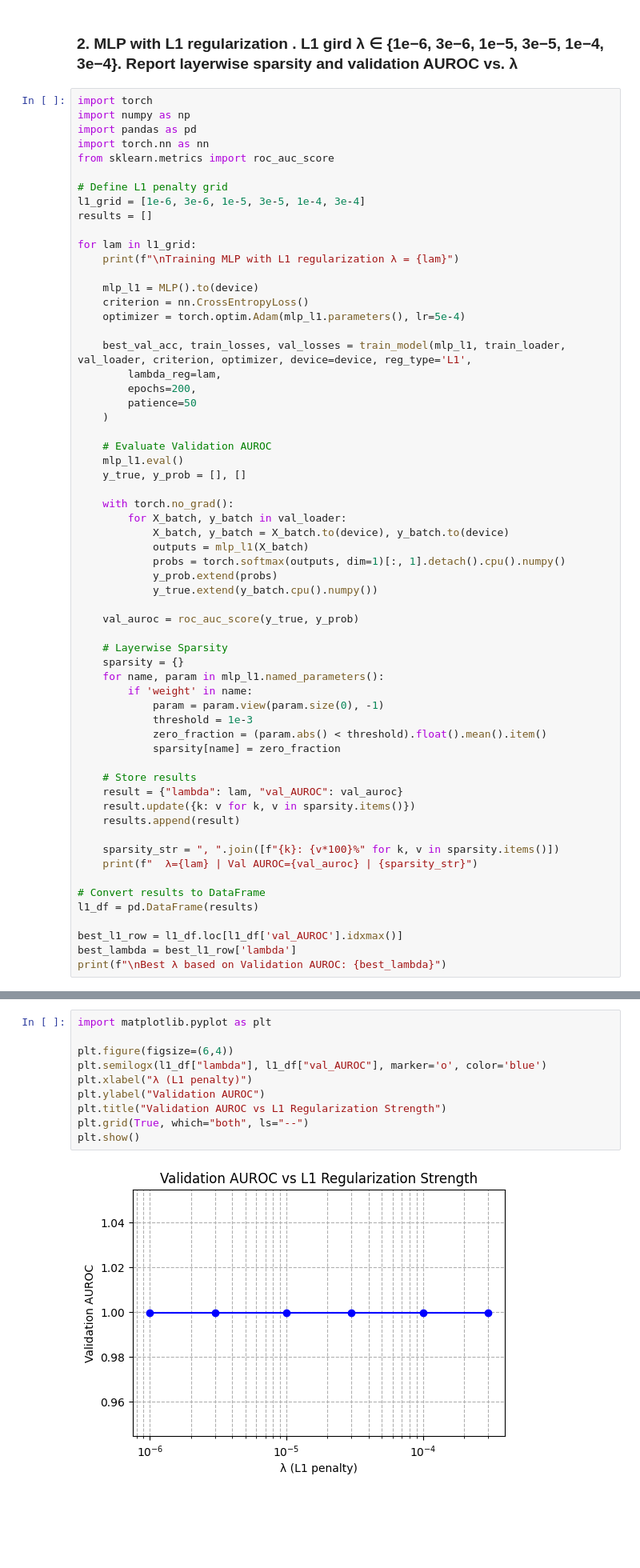
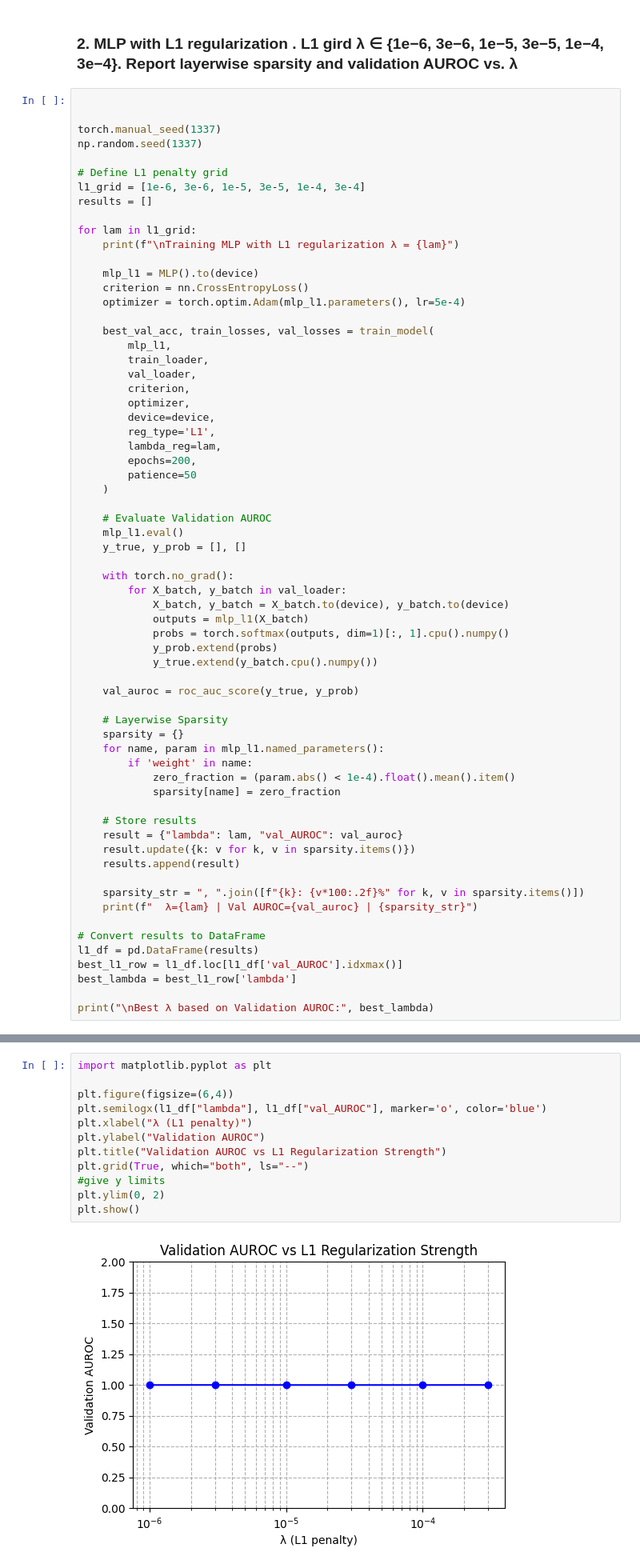
Before and after one commit to SwayamBorateIIT/ES335-Assignment-3, a Jupyter notebook: Task-2/Task2.ipynb, the cells around one changed output, grey strips where cells are left out. Shown at 80% size. Drawn from its saved outputs; the diff is of its cells as text; blank space fills up the shorter version.

```diff
--- a/Task-2/Task2.ipynb
+++ b/Task-2/Task2.ipynb
@@ -403,11 +426,10 @@ plt.show()
 # %% [markdown]
 ### 2. MLP with L1 regularization . L1 gird λ ∈ {1e−6, 3e−6, 1e−5, 3e−5, 1e−4, 3e−4}. Report layerwise sparsity and validation AUROC vs.  λ
 # %%
-import torch
-import numpy as np
-import pandas as pd
-import torch.nn as nn
-from sklearn.metrics import roc_auc_score
+
+
+torch.manual_seed(1337)
+np.random.seed(1337)
 
 # Define L1 penalty grid
 l1_grid = [1e-6, 3e-6, 1e-5, 3e-5, 1e-4, 3e-4]
@@ -420,7 +442,14 @@ for lam in l1_grid:
     criterion = nn.CrossEntropyLoss()
     optimizer = torch.optim.Adam(mlp_l1.parameters(), lr=5e-4)
 
-    best_val_acc, train_losses, val_losses = train_model(mlp_l1, train_loader, val_loader, criterion, optimizer, device=device, reg_type='L1',
+    best_val_acc, train_losses, val_losses = train_model(
+        mlp_l1,
+        train_loader,
+        val_loader,
+        criterion,
+        optimizer,
+        device=device,
+        reg_type='L1',
         lambda_reg=lam,
         epochs=200,
         patience=50
@@ -434,7 +463,7 @@ for lam in l1_grid:
         for X_batch, y_batch in val_loader:
             X_batch, y_batch = X_batch.to(device), y_batch.to(device)
             outputs = mlp_l1(X_batch)
-            probs = torch.softmax(outputs, dim=1)[:, 1].detach().cpu().numpy()
+            probs = torch.softmax(outputs, dim=1)[:, 1].cpu().numpy()
             y_prob.extend(probs)
             y_true.extend(y_batch.cpu().numpy())
 
@@ -444,9 +473,7 @@ for lam in l1_grid:
     sparsity = {}
     for name, param in mlp_l1.named_parameters():
         if 'weight' in name:
-            param = param.view(param.size(0), -1)
-            threshold = 1e-3
-            zero_fraction = (param.abs() < threshold).float().mean().item()
+            zero_fraction = (param.abs() < 1e-4).float().mean().item()
             sparsity[name] = zero_fraction
 
     # Store results
@@ -454,14 +481,14 @@ for lam in l1_grid:
     result.update({k: v for k, v in sparsity.items()})
     results.append(result)
 
-    sparsity_str = ", ".join([f"{k}: {v*100}%" for k, v in sparsity.items()])
+    sparsity_str = ", ".join([f"{k}: {v*100:.2f}%" for k, v in sparsity.items()])
     print(f"  λ={lam} | Val AUROC={val_auroc} | {sparsity_str}")
 
 # Convert results to DataFrame
 l1_df = pd.DataFrame(results)
-
 best_l1_row = l1_df.loc[l1_df['val_AUROC'].idxmax()]
 best_lambda = best_l1_row['lambda']
-print(f"\nBest λ based on Validation AUROC: {best_lambda}")
+
+print("\nBest λ based on Validation AUROC:", best_lambda)
 # %% [output]
 Training MLP with L1 regularization λ = 1e-06
@@ -521,15 +548,17 @@ Higher λ values lead to simpler (more compact) models that retain nearly identi
 # %%
 import matplotlib.pyplot as plt
 
 plt.figure(figsize=(6,4))
 plt.semilogx(l1_df["lambda"], l1_df["val_AUROC"], marker='o', color='blue')
 plt.xlabel("λ (L1 penalty)")
 plt.ylabel("Validation AUROC")
 plt.title("Validation AUROC vs L1 Regularization Strength")
 plt.grid(True, which="both", ls="--")
+#give y limits
+plt.ylim(0, 2)
 plt.show()
 # %% [output]
-[figure, old version]
+[figure, new version]
 # %%
 final_mlp_l1 = MLP().to(device)
 final_optimizer = torch.optim.Adam(final_mlp_l1.parameters(), lr=5e-4)
```
Also changed, not shown: parts of 29 cells of this notebook, 1 other file.
